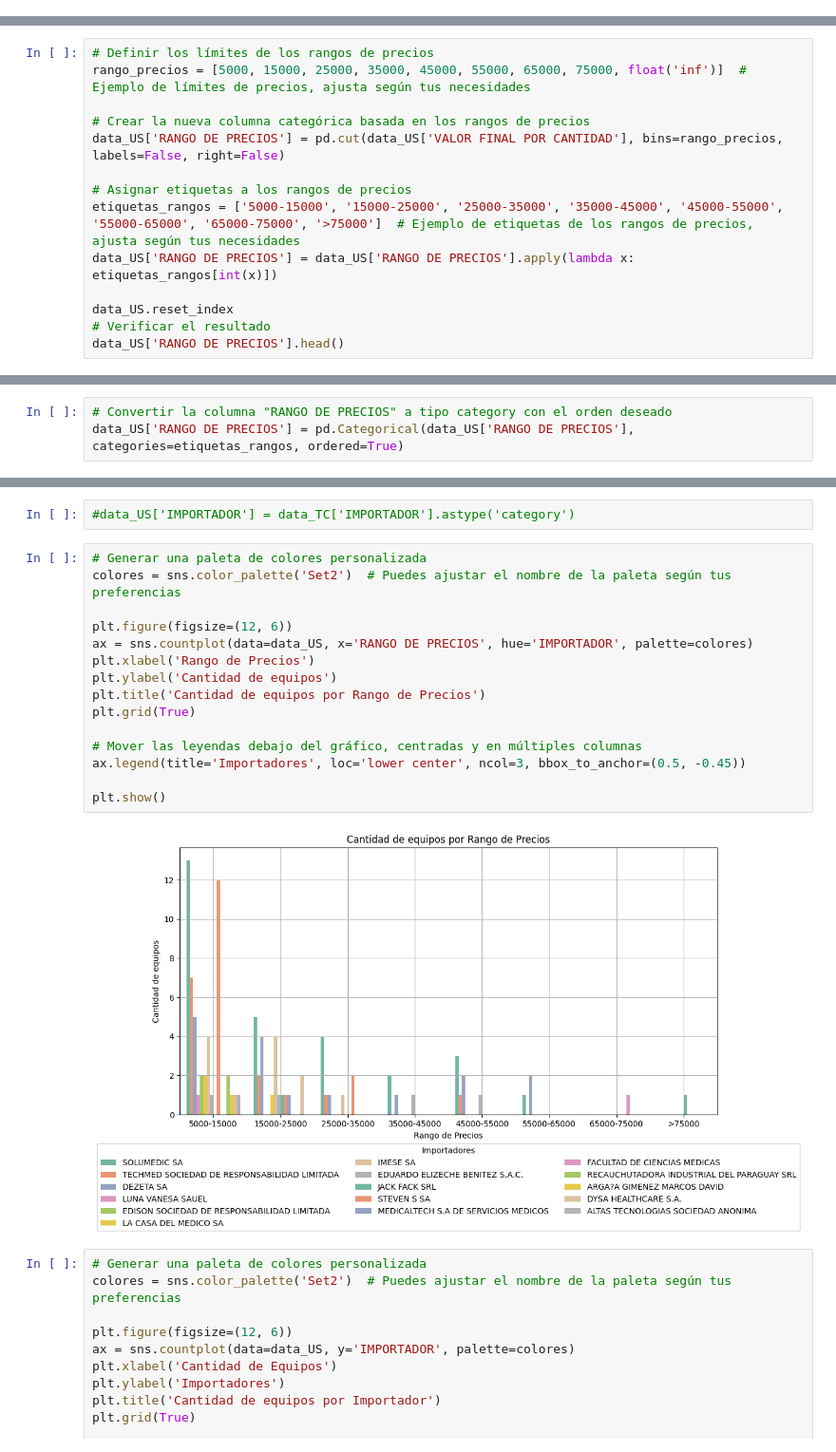
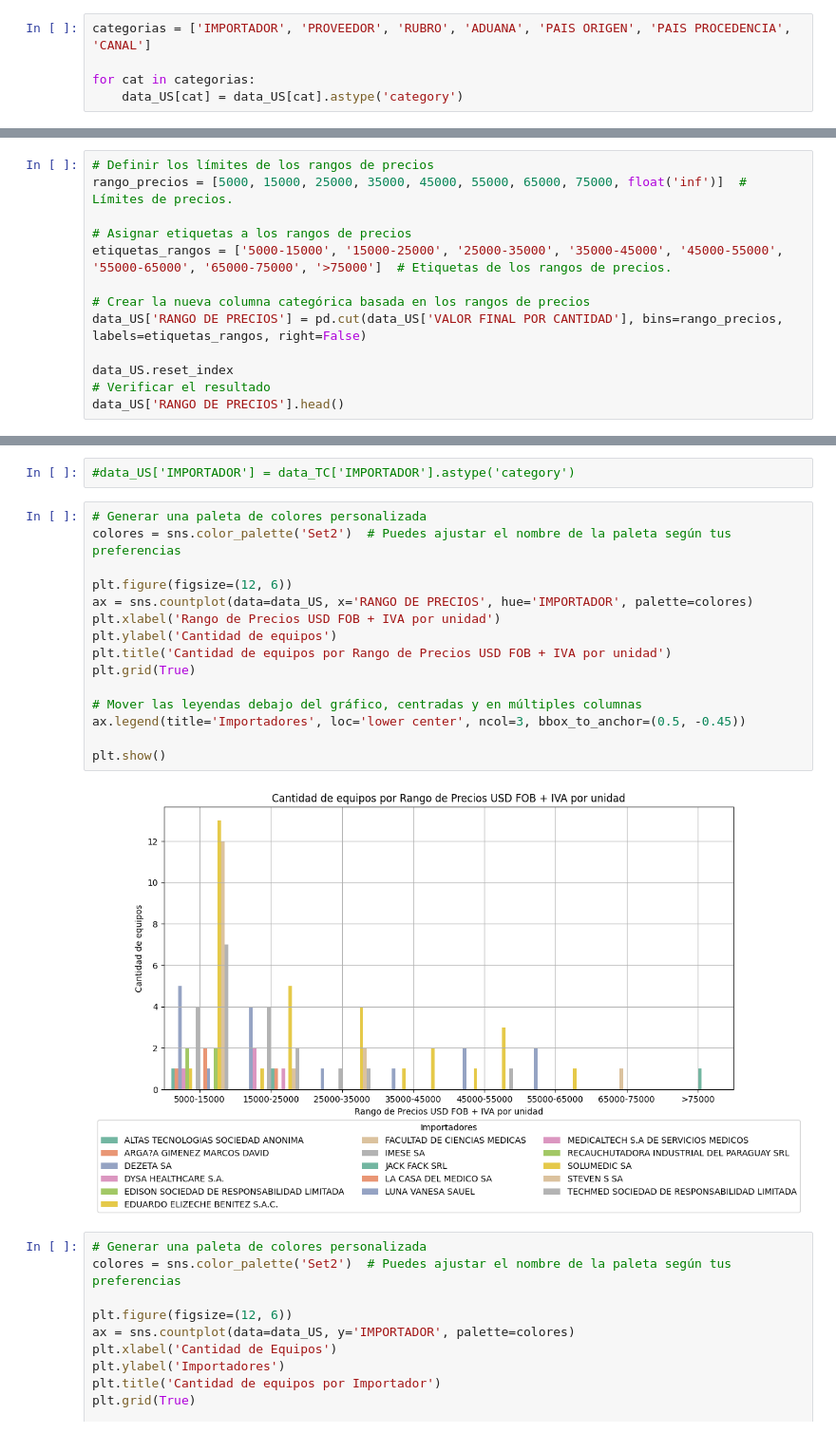
Before and after one commit to christian180492/An-lisis-Importaciones, a Jupyter notebook: Estudio_Importaciones_2022.ipynb, the cells around one changed output, grey strips where cells are left out. Shown at 95% size. Cells and saved outputs as stored; diff of their text form.

```diff
--- a/Estudio_Importaciones_2022.ipynb
+++ b/Estudio_Importaciones_2022.ipynb
@@ -599,6 +599,11 @@ dtypes: float64(22), int64(1), object(27)
 memory usage: 98.2+ KB
 # %%
 data_US = data_US.drop(data_US[data_US['VALOR FINAL POR CANTIDAD'] < 5000].index)
+# %%
+categorias = ['IMPORTADOR', 'PROVEEDOR', 'RUBRO', 'ADUANA', 'PAIS ORIGEN', 'PAIS PROCEDENCIA', 'CANAL']
+
+for cat in categorias:
+    data_US[cat] = data_US[cat].astype('category')
 # %%
 data_US.info()
 # %% [output]
@@ -623,14 +628,13 @@ memory usage: 63.0+ KB
 data_US = data_US.dropna(subset=['VALOR FINAL POR CANTIDAD'])
 # %%
 # Definir los límites de los rangos de precios
-rango_precios = [5000, 15000, 25000, 35000, 45000, 55000, 65000, 75000, float('inf')]  # Ejemplo de límites de precios, ajusta según tus necesidades
+rango_precios = [5000, 15000, 25000, 35000, 45000, 55000, 65000, 75000, float('inf')]  # Límites de precios.
+
+# Asignar etiquetas a los rangos de precios
+etiquetas_rangos = ['5000-15000', '15000-25000', '25000-35000', '35000-45000', '45000-55000', '55000-65000', '65000-75000', '>75000']  # Etiquetas de los rangos de precios.
 
 # Crear la nueva columna categórica basada en los rangos de precios
-data_US['RANGO DE PRECIOS'] = pd.cut(data_US['VALOR FINAL POR CANTIDAD'], bins=rango_precios, labels=False, right=False)
-
-# Asignar etiquetas a los rangos de precios
-etiquetas_rangos = ['5000-15000', '15000-25000', '25000-35000', '35000-45000', '45000-55000', '55000-65000', '65000-75000', '>75000']  # Ejemplo de etiquetas de los rangos de precios, ajusta según tus necesidades
-data_US['RANGO DE PRECIOS'] = data_US['RANGO DE PRECIOS'].apply(lambda x: etiquetas_rangos[int(x)])
+data_US['RANGO DE PRECIOS'] = pd.cut(data_US['VALOR FINAL POR CANTIDAD'], bins=rango_precios, labels=etiquetas_rangos, right=False)
 
 data_US.reset_index
 # Verificar el resultado
@@ -655,3 +649,0 @@ Name: RANGO DE PRECIOS, dtype: object
-# %%
-# Convertir la columna "RANGO DE PRECIOS" a tipo category con el orden deseado
-data_US['RANGO DE PRECIOS'] = pd.Categorical(data_US['RANGO DE PRECIOS'], categories=etiquetas_rangos, ordered=True)
@@ -709,20 +695,20 @@ plt.show()
 # %%
 # Generar una paleta de colores personalizada
 colores = sns.color_palette('Set2')  # Puedes ajustar el nombre de la paleta según tus preferencias
 
 plt.figure(figsize=(12, 6))
 ax = sns.countplot(data=data_US, x='RANGO DE PRECIOS', hue='IMPORTADOR', palette=colores)
-plt.xlabel('Rango de Precios')
+plt.xlabel('Rango de Precios USD FOB + IVA por unidad')
 plt.ylabel('Cantidad de equipos')
-plt.title('Cantidad de equipos por Rango de Precios')
+plt.title('Cantidad de equipos por Rango de Precios USD FOB + IVA por unidad')
 plt.grid(True)
 
 # Mover las leyendas debajo del gráfico, centradas y en múltiples columnas
 ax.legend(title='Importadores', loc='lower center', ncol=3, bbox_to_anchor=(0.5, -0.45))
 
 plt.show()
 # %% [output]
-[figure, old version]
+[figure, new version]
 # %%
 # Generar una paleta de colores personalizada
 colores = sns.color_palette('Set2')  # Puedes ajustar el nombre de la paleta según tus preferencias
```
Also changed, not shown: parts of 17 cells of this notebook.
